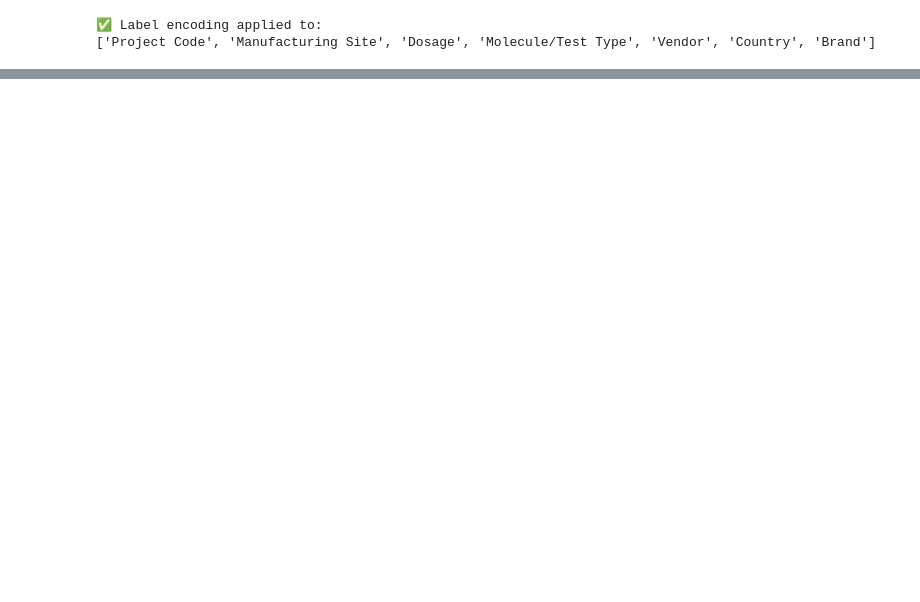
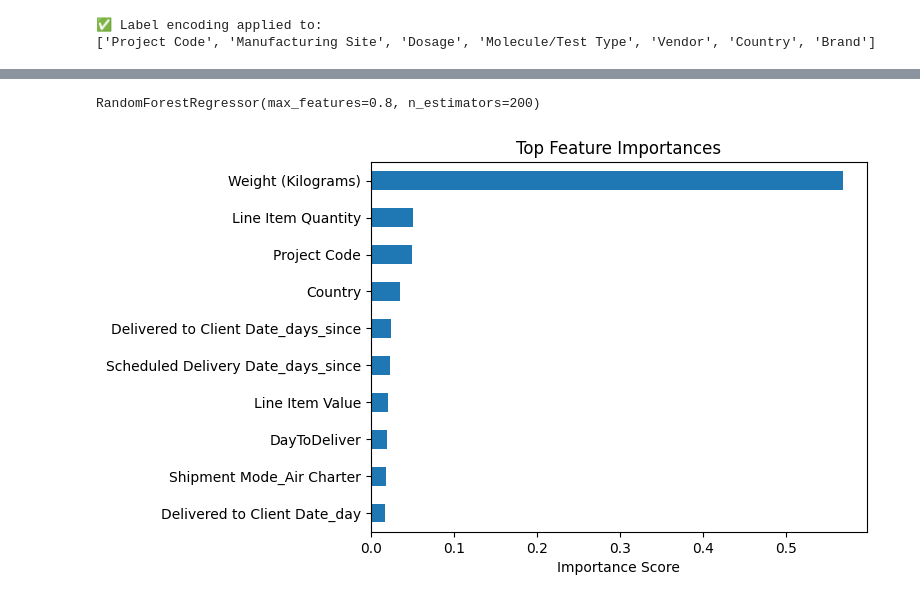
Before and after one commit to adarsh-gowda/scm_project, a Jupyter notebook: notebook/scm.ipynb, the cells around one changed output, grey strips where cells are left out. Drawn from its saved outputs; the diff is of its cells as text; code cells hidden in the pictures; blank space fills up the shorter version.

```diff
--- a/notebook/scm.ipynb
+++ b/notebook/scm.ipynb
@@ -474,4 +481,2 @@ dtype: int64
 # %%
-y = df_combined['Freight Cost (USD)']
+X_raw = df_combined.drop(columns=['Freight Cost (USD)'], errors='ignore')
-# %%
-X = df_combined.drop(columns=['Freight Cost (USD)'], errors='ignore')
@@ -497,7 +518,7 @@ preprocessor = ColumnTransformer(
     ]
 )
 # %%
-X = preprocessor.fit_transform(X)
+X = preprocessor.fit_transform(X_raw)
 # %%
 # separate dataset into train and test
 from sklearn.model_selection import train_test_split
@@ -536,0 +555,22 @@ You can try to debug the error by setting error_score='raise'.
+# %%
+best_model = grid.best_estimator_
+# %%
+best_model
+# %% [output]
+RandomForestRegressor(max_features=0.8, n_estimators=200)
+# %%
+# Assuming `model` is a trained RandomForestRegressor or similar
+importances = best_model.feature_importances_
+feature_names = X_raw.columns
+feat_imp = pd.Series(importances, index=feature_names).sort_values(ascending=False)
+
+
+# Plot top N important features
+top_n = 10
+feat_imp.head(top_n).plot(kind='barh')
+plt.title("Top Feature Importances")
+plt.xlabel("Importance Score")
+plt.gca().invert_yaxis()
+plt.show()
+# %% [output]
+[figure, added]
```
Also changed, not shown: parts of 25 cells of this notebook.
